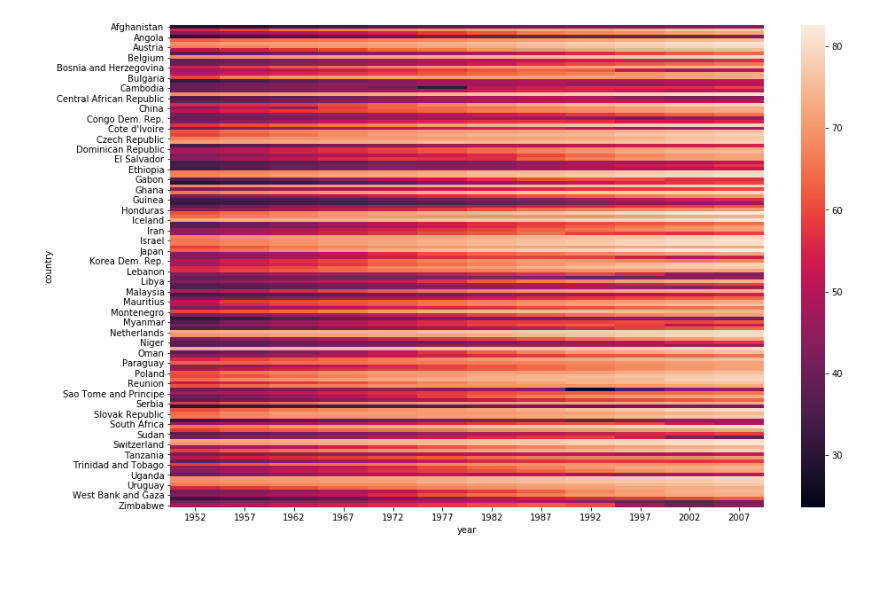
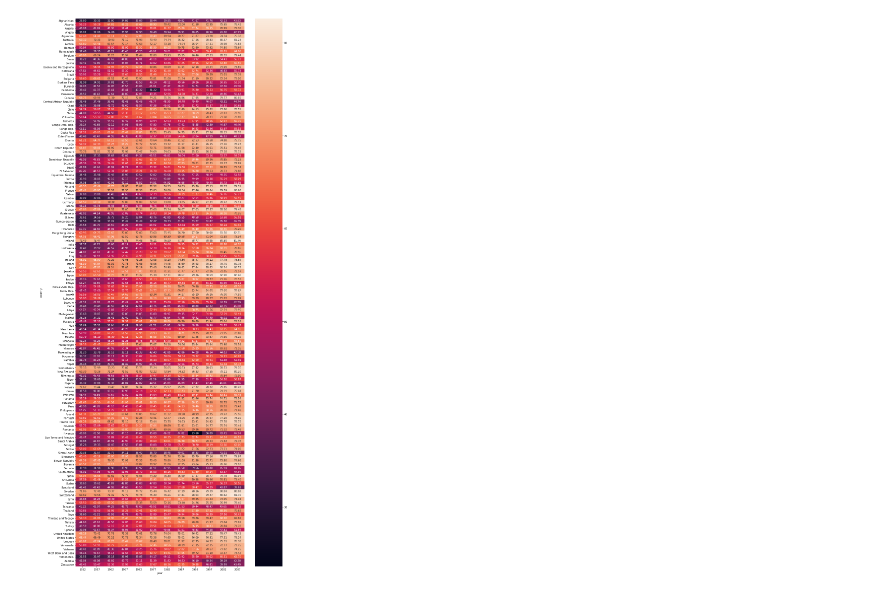
Before and after one commit to saifulrijal-ds/python-tutorial, a Jupyter notebook: Assignment3.ipynb, the cells around one changed output. Cells and saved outputs as stored; diff of their text form; code cells hidden in the pictures.

```diff
--- a/Assignment3.ipynb
+++ b/Assignment3.ipynb
@@ -41,6 +47,6 @@ import seaborn as sns
 # %%
-plt.figure(figsize=(15, 10))
+plt.figure(figsize=(15, 40))
 
-sns.heatmap(new_df).get_figure().savefig("heatmap.png")
+sns.heatmap(new_df, annot=True, fmt=".2f").get_figure().savefig("heatmap.png")
 # %% [output]
-[figure, old version]
+[figure, new version]
```
Also changed, not shown: parts of 8 cells of this notebook.
